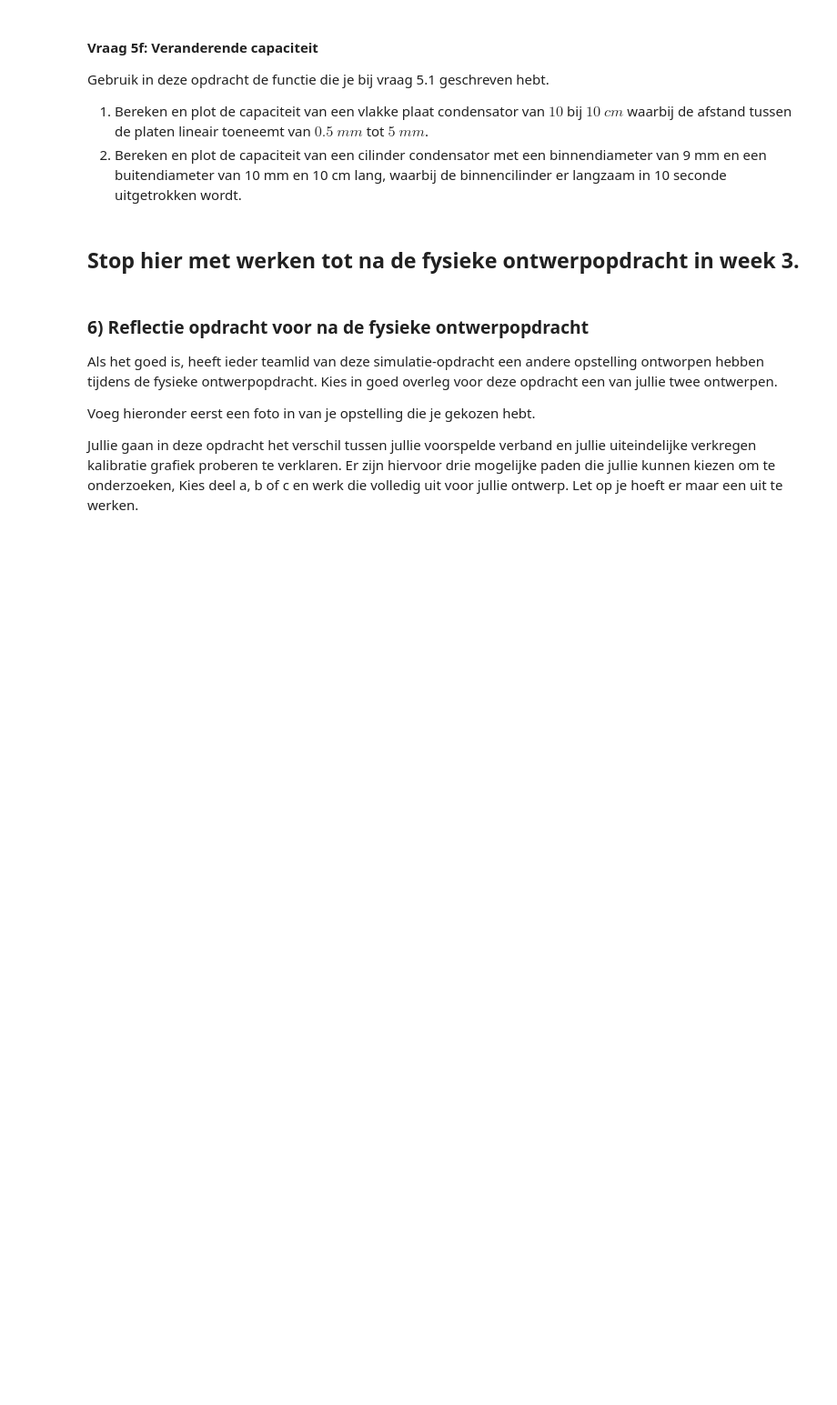
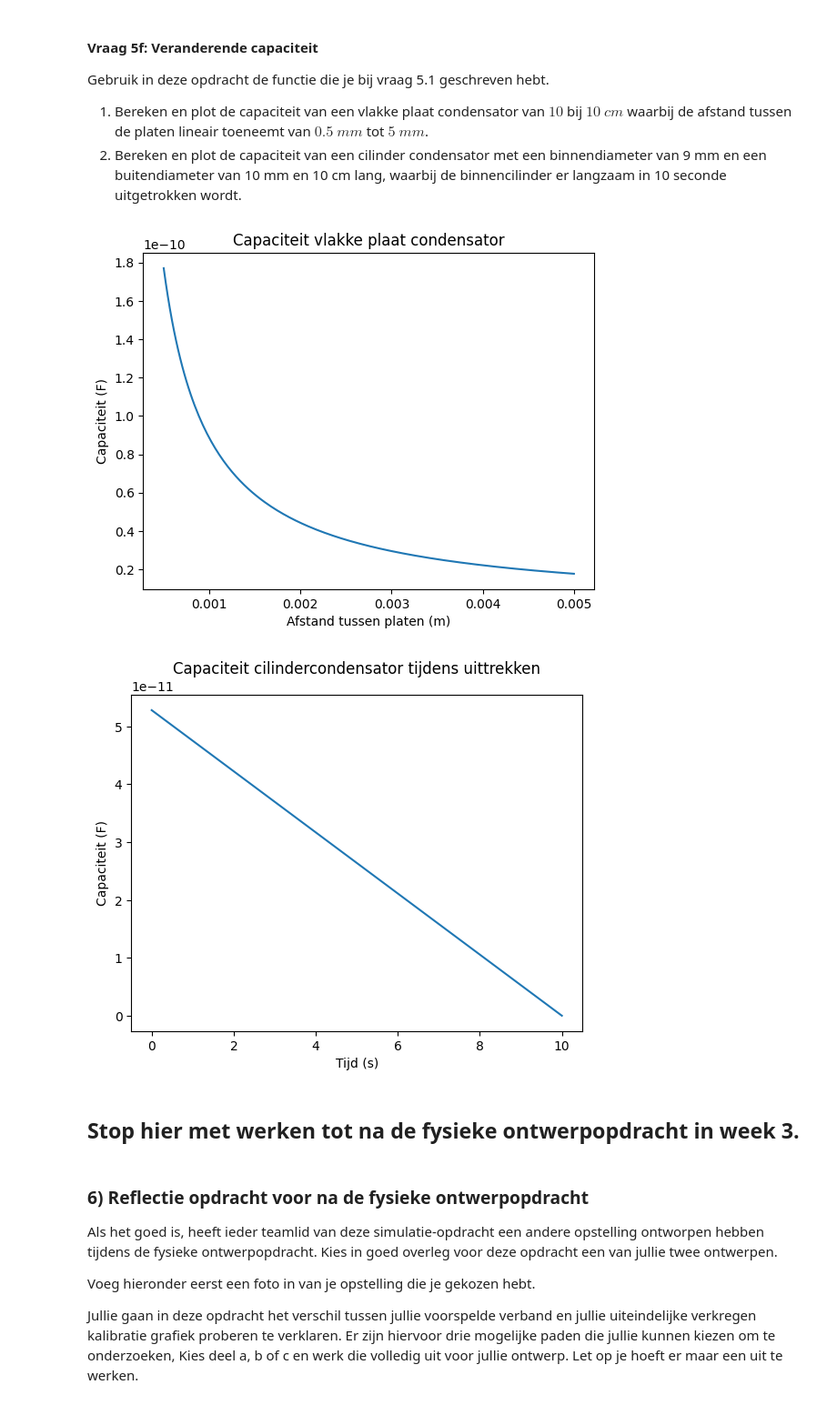
Before and after one commit to JSlootsTUD/opdrachten-DEF-D-Justin, a Jupyter notebook: DigitaleOntwerpopdrachten/1CondensatorOpdracht/CondensatorOntwerpopdracht.ipynb, the cells around one changed output. Shown at 91% size. Cells and saved outputs as stored; diff of their text form; code cells hidden in the pictures; blank space fills up the shorter version.

```diff
--- a/DigitaleOntwerpopdrachten/1CondensatorOpdracht/CondensatorOntwerpopdracht.ipynb
+++ b/DigitaleOntwerpopdrachten/1CondensatorOpdracht/CondensatorOntwerpopdracht.ipynb
@@ -773,9 +788,36 @@ Gebruik in deze opdracht de functie die je bij vraag 5.1 geschreven hebt.
 1. Bereken en plot de capaciteit van een vlakke plaat condensator van $10$ bij $10$ $cm$ waarbij de afstand tussen de platen lineair toeneemt van $0.5$ $mm$ tot $5$ $mm$.
 2. Bereken en plot de capaciteit van een cilinder condensator met een binnendiameter van 9 mm en een buitendiameter van 10 mm en 10 cm lang, waarbij de binnencilinder er langzaam in 10 seconde uitgetrokken wordt.
 # %%
-###
-###Jouw code hier###
-###
+epsilonr = 1 # uitgaand van vacuum of lucht
+A = (10e-2)**2  # m^2
+d = np.linspace(0.5e-3, 5e-3, 200) # afstand van 0.5 mm tot 5mm
+
+C_plaat = vlakkeplaat(epsilon0, epsilonr, d, A)
+
+plt.figure()
+plt.plot(d, C_plaat)
+plt.xlabel("Afstand tussen platen (m)")
+plt.ylabel("Capaciteit (F)")
+plt.title("Capaciteit vlakke plaat condensator")
+plt.show()
+
+binnen = 4.5e-3 # binnen straal in m
+buiten = 5.0e-3 # buiten straal in m
+t = np.linspace(0, 10, 200) # Tijd van 0 tot 10 s
+L0 = 10e-2 # Beginlengte
+L_t = L0 * (1 - t/10) # Overlaplengte als functie van tijd
+
+C_cilinder = cilinder(epsilon0, epsilonr, L_t, buiten, binnen)
+
+plt.figure()
+plt.plot(t, C_cilinder)
+plt.xlabel("Tijd (s)")
+plt.ylabel("Capaciteit (F)")
+plt.title("Capaciteit cilindercondensator tijdens uittrekken")
+plt.show()
+# %% [output]
+[figure, added]
+[figure, added]
 # %% [markdown]
 ## Stop hier met werken tot na de fysieke ontwerpopdracht in week 3.
 # %% [markdown]
```
Also changed, not shown: parts of 2 cells of this notebook.
